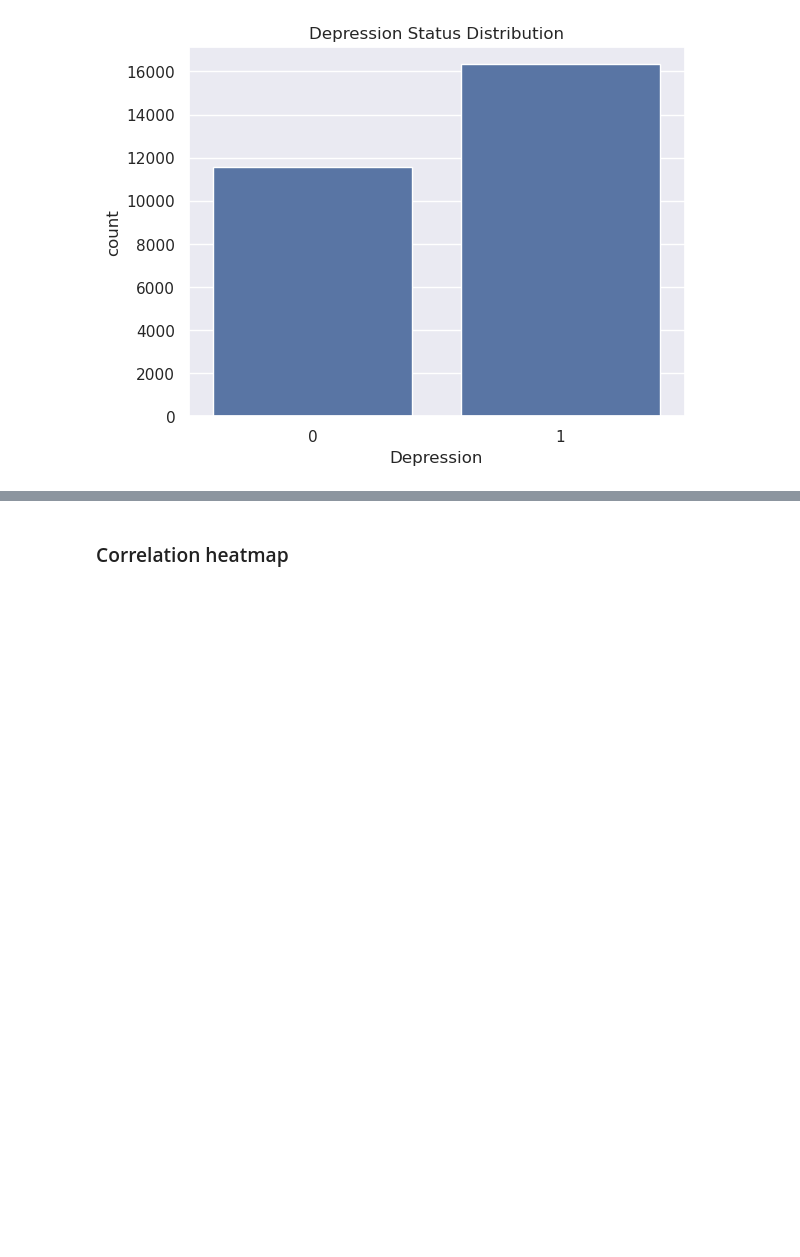
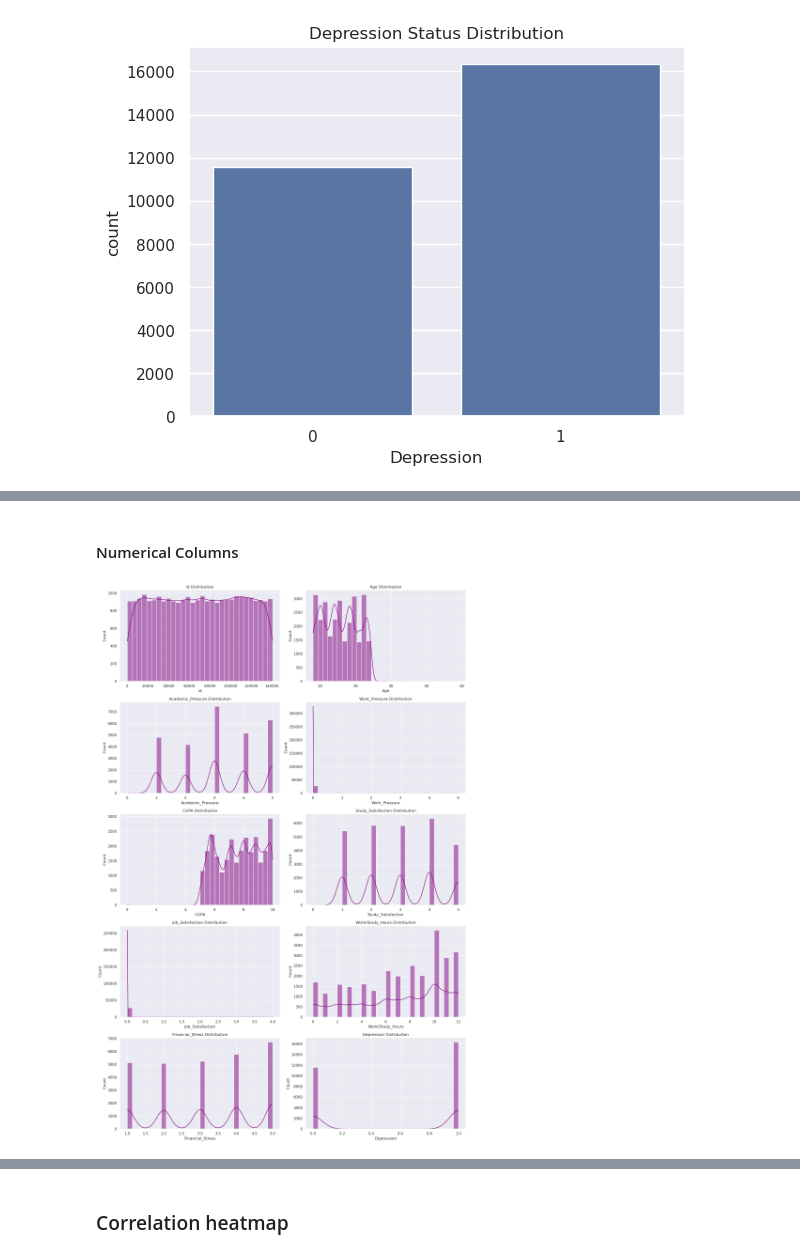
Before and after one commit to rushring/CS_Group07_StudentDepressionDetection, a Jupyter notebook: notebooks/menura-gradient_boosting_classifier/eda-gradient_boosting_classifier.ipynb, the cells around one changed output, grey strips where cells are left out. Cells and saved outputs as stored; diff of their text form; code cells hidden in the pictures; blank space fills up the shorter version.

```diff
--- a/notebooks/menura-gradient_boosting_classifier/eda-gradient_boosting_classifier.ipynb
+++ b/notebooks/menura-gradient_boosting_classifier/eda-gradient_boosting_classifier.ipynb
@@ -128,0 +157,12 @@ for col in categorical_cols:
+# %% [markdown]
+#### Numerical Columns
+# %%
+plt.figure(figsize=(16, 24))
+for i, col in enumerate(numerical_cols, 1):
+    plt.subplot(5, 2, i)
+    sns.histplot(df[col], kde=True, color='purple', bins=30)
+    plt.title(f"{col} Distribution")
+plt.tight_layout()
+plt.show()
+# %% [output]
+[figure, added]
```
Also changed, not shown: parts of 71 cells of this notebook, 8 other files.
